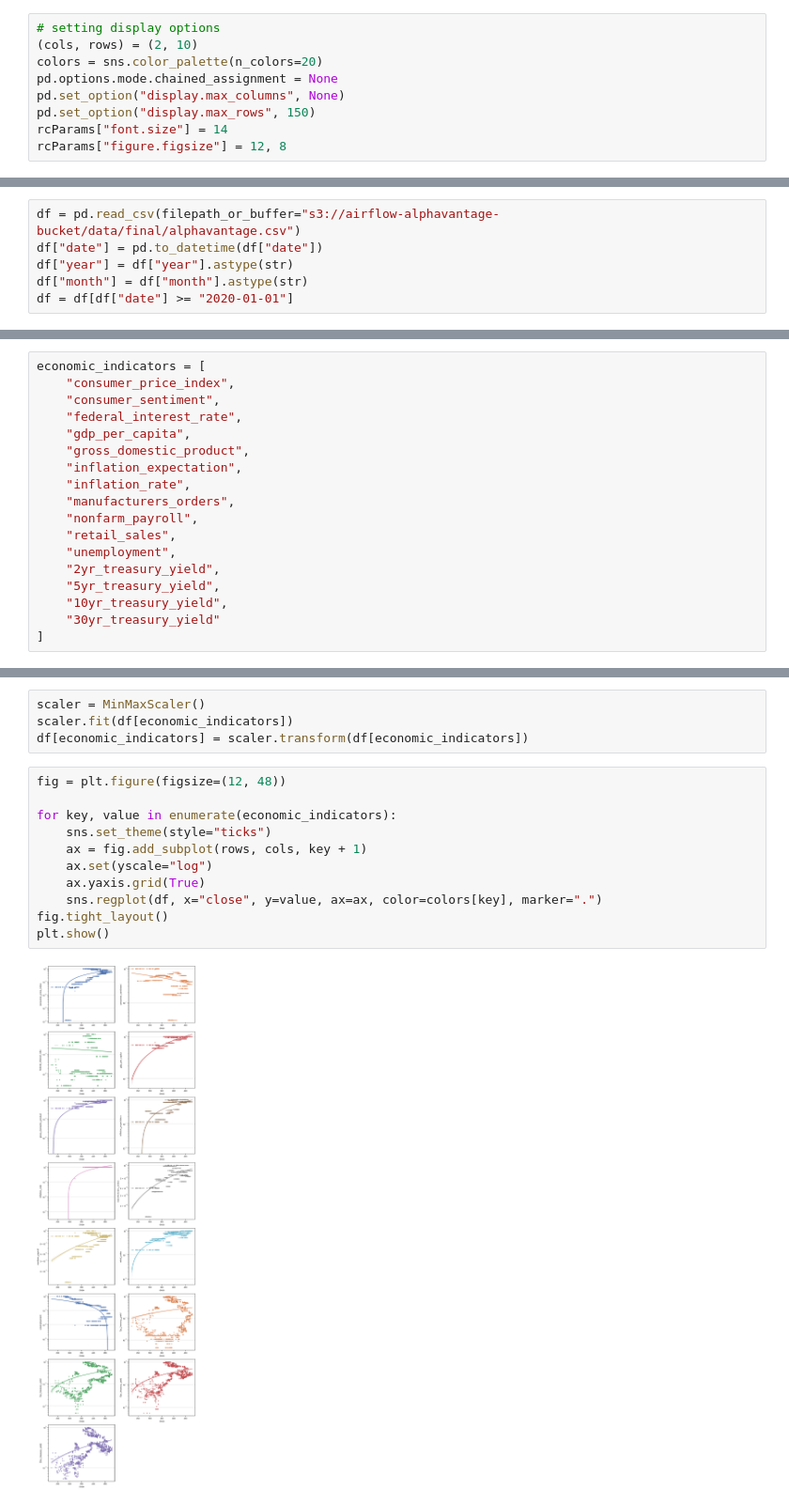
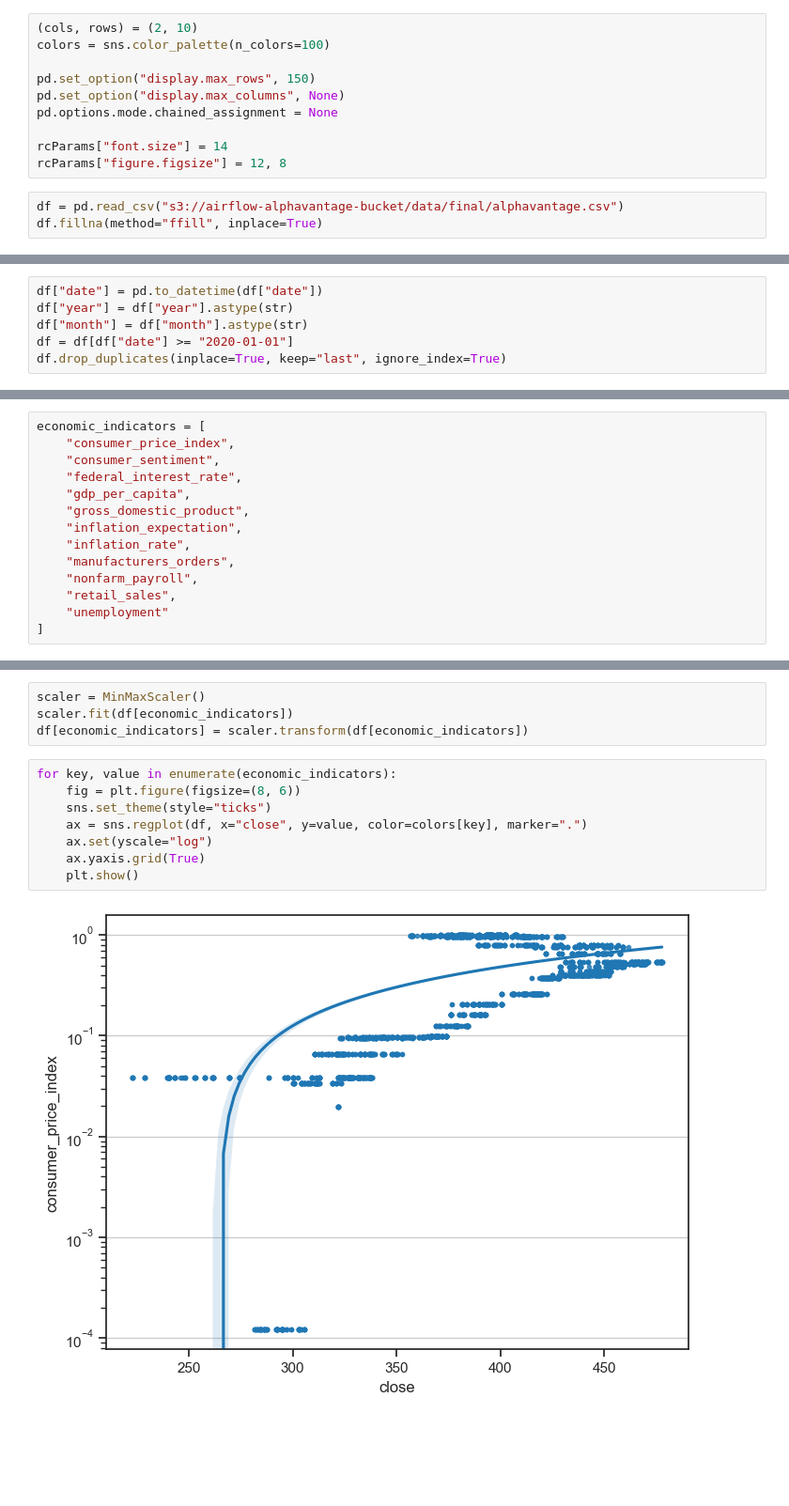
Before and after one commit to noelnamai/mle-alpha-vantage, a Jupyter notebook: exploratory-data-analysis.ipynb, the cells around one changed output, grey strips where cells are left out. Shown at 94% size. Cells and saved outputs as stored; diff of their text form; blank space fills up the shorter version.

```diff
--- a/exploratory-data-analysis.ipynb
+++ b/exploratory-data-analysis.ipynb
@@ -11,9 +11,13 @@ from sklearn.preprocessing import MinMaxScaler
 # %%
-# setting display options
 (cols, rows) = (2, 10)
-colors = sns.color_palette(n_colors=20)
+colors = sns.color_palette(n_colors=100)
+
+pd.set_option("display.max_rows", 150)
+pd.set_option("display.max_columns", None)
 pd.options.mode.chained_assignment = None
-pd.set_option("display.max_columns", None)
-pd.set_option("display.max_rows", 150)
+
 rcParams["font.size"] = 14
 rcParams["figure.figsize"] = 12, 8
+# %%
+df = pd.read_csv("s3://airflow-alphavantage-bucket/data/final/alphavantage.csv")
+df.fillna(method="ffill", inplace=True)
@@ -20,6 +40,6 @@ rcParams["figure.figsize"] = 12, 8
 # %%
-df = pd.read_csv(filepath_or_buffer="s3://airflow-alphavantage-bucket/data/final/alphavantage.csv")
 df["date"] = pd.to_datetime(df["date"])
 df["year"] = df["year"].astype(str)
 df["month"] = df["month"].astype(str)
 df = df[df["date"] >= "2020-01-01"]
+df.drop_duplicates(inplace=True, keep="last", ignore_index=True)
@@ -55,9 +55,5 @@ economic_indicators = [
     "manufacturers_orders",
     "nonfarm_payroll",
     "retail_sales",
-    "unemployment",
-    "2yr_treasury_yield",
-    "5yr_treasury_yield",
-    "10yr_treasury_yield",
-    "30yr_treasury_yield"
+    "unemployment"
 ]
@@ -76,15 +101,12 @@ scaler = MinMaxScaler()
 scaler.fit(df[economic_indicators])
 df[economic_indicators] = scaler.transform(df[economic_indicators])
 # %%
-fig = plt.figure(figsize=(12, 48))
-
 for key, value in enumerate(economic_indicators):
+    fig = plt.figure(figsize=(8, 6))
     sns.set_theme(style="ticks")
-    ax = fig.add_subplot(rows, cols, key + 1)
+    ax = sns.regplot(df, x="close", y=value, color=colors[key], marker=".")
     ax.set(yscale="log")
     ax.yaxis.grid(True)
-    sns.regplot(df, x="close", y=value, ax=ax, color=colors[key], marker=".")
-fig.tight_layout()
-plt.show()
+    plt.show()
 # %% [output]
-[figure, old version]
+[figure, new version]
```
Also changed, not shown: parts of 18 cells of this notebook, 3 other files.
